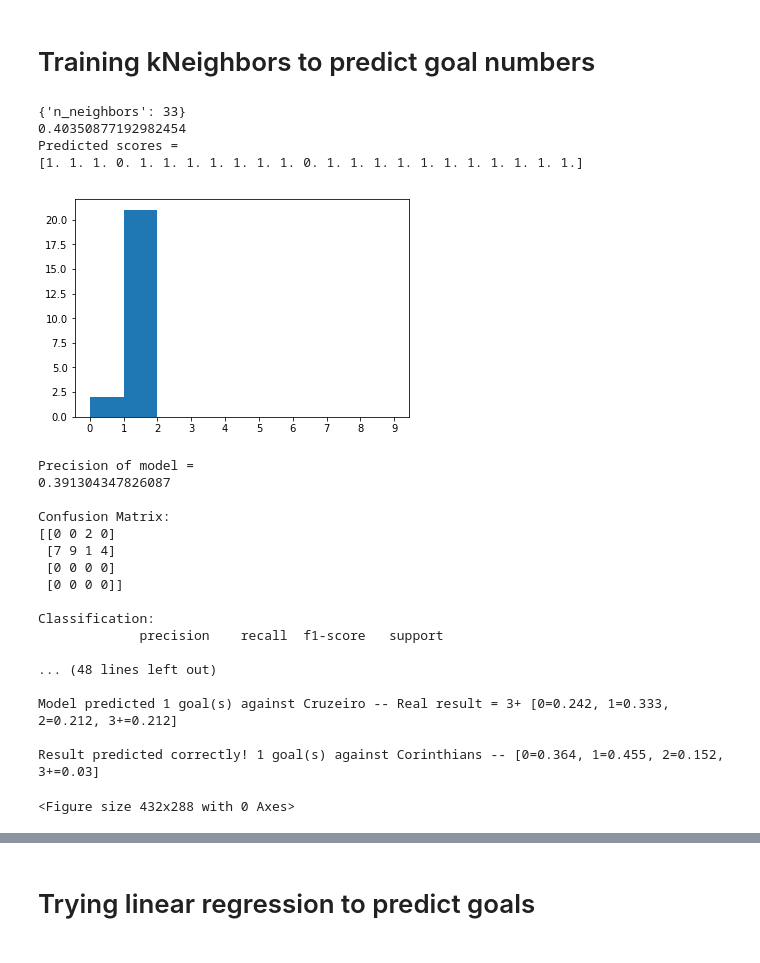
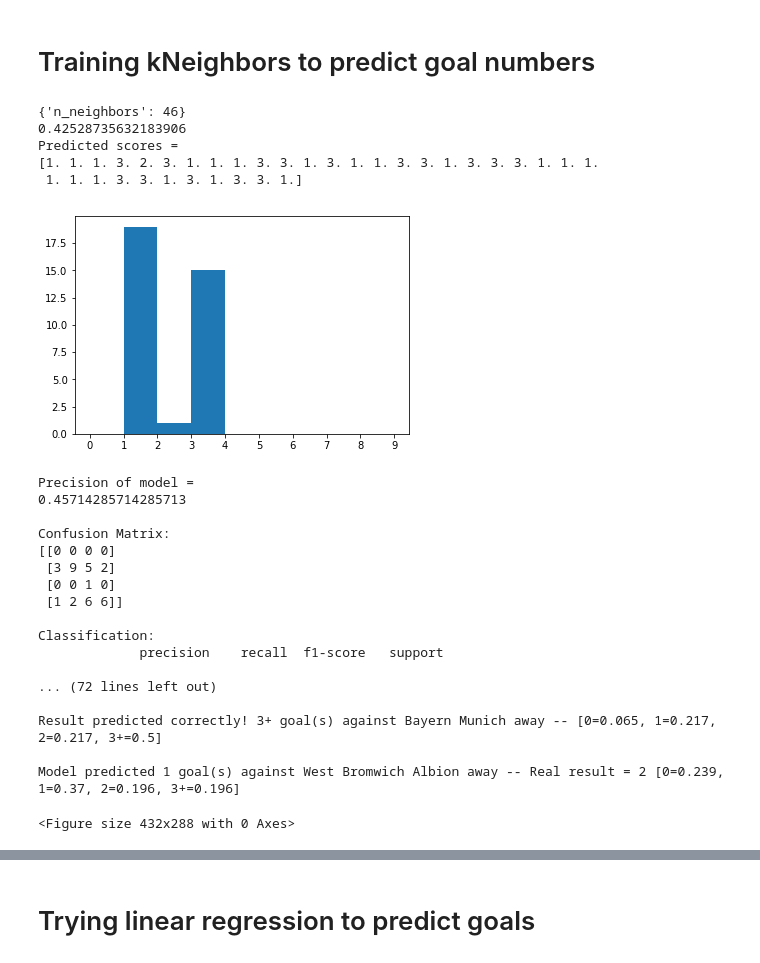
Before and after one commit to aleandrade/Data-Science, a Jupyter notebook: SoccerDataScienceNotebook.ipynb, the cells around one changed output, grey strips where cells are left out. Drawn from its saved outputs; the diff is of its cells as text; code cells hidden in the pictures.

```diff
--- a/SoccerDataScienceNotebook.ipynb
+++ b/SoccerDataScienceNotebook.ipynb
@@ -24,7 +28,7 @@ import math
 import seaborn as sns
 from scipy.stats import randint
 # %%
-teamname = "Santos"
+teamname = "Arsenal"
 
 matches = pd.read_csv("spi_matches.csv")
 if(teamname == "all") :
@@ -47,7 +51,7 @@ for label, row in team_matches_data.iterrows() :
         team_matches_data.loc[label, "spi_adv"] = row['spi2']
         team_matches_data.loc[label, "spi_dif"] = row['spi1'] - row['spi2']
         if(math.isnan(row['importance1'])) :
-            team_matches_data.loc[label, "importance_team"] = 25.0
+            team_matches_data.loc[label, "importance_team"] = 50.0
         else :
             team_matches_data.loc[label, "importance_team"] = row['importance1']
 
@@ -77,7 +81,7 @@ for label, row in team_matches_data.iterrows() :
         team_matches_data.loc[label, "spi_adv"] = row['spi1']
         team_matches_data.loc[label, "spi_dif"] = row['spi2'] - row['spi1']
         if(math.isnan(row['importance2'])) :
-            team_matches_data.loc[label, "importance_team"] = 25.0
+            team_matches_data.loc[label, "importance_team"] = 50.0
         else :
             team_matches_data.loc[label, "importance_team"] = row['importance2']
 
@@ -155,7 +213,9 @@ plt.clf()
 X = team_predict.drop('goals_team_str', axis=1).values
 y = team_predict['goals_team_str'].values
 
-X = scale(X)
+scaler = StandardScaler()
+scaler.fit(X)
+X=scaler.transform(X)
 
 #Discovering best parameter for k_neighbors
 param_grid={'n_neighbors': np.arange(1,50)}
@@ -170,54 +230,55 @@ print(knn_cv.best_score_)
 X_train, X_test, y_train, y_test = train_test_split(X, y, test_size = 0.2, random_state=42)
 
 knn = KNeighborsClassifier(n_neighbors=knn_cv.best_params_['n_neighbors'])
 knn.fit(X_train,y_train)
 print("Predicted scores = ")
 print(knn.predict(X_test))
 plt.hist(knn.predict(X_test), bins = range(10), alpha=1, label='Number of goals')
 plt.xticks(range(10))
 plt.show()
 plt.clf()
 print("\nPrecision of model = ")
 print(knn.score(X_test, y_test))
 print("\nConfusion Matrix: ")
 print(confusion_matrix(knn.predict(X_test), y_test))
 print("\nClassification: ")
 print(classification_report(knn.predict(X_test), y_test))
 
 KNN_score = knn.score(X_test, y_test)
 
 y_pred = knn.predict(X_test)
 # Compute predicted probabilities: y_pred_prob
 y_pred_prob = knn.predict_proba(X_test)
 
 adv_teams = team_done_matches['adv_team'].values
 
 for i in range(y_pred_prob.shape[0]) :
     if y_pred[i] != y_test[i]:
-        print("Model predicted " + (str(int(y_pred[i])) if y_pred[i]<3 else "3+")  + " goal(s) against " + adv_teams[i] + " -- Real result = " + (str(int(y_test[i])) if y_test[i]<3 else "3+") + " [0=" + str(round(y_pred_prob[i][0], 3)) + ", 1=" + str(round(y_pred_prob[i][1], 3)) + ", 2=" + str(round(y_pred_prob[i][2], 3)) + ", 3+=" + str(round(y_pred_prob[i][3], 3)) + "]" + "\n")
+        print("Model predicted " + (str(int(y_pred[i])) if y_pred[i]<3 else "3+")  + " goal(s) against " + adv_teams[i] + " "  + home[i] + " -- Real result = " + (str(int(y_test[i])) if y_test[i]<3 else "3+") + " [0=" + str(round(y_pred_prob[i][0], 3)) + ", 1=" + str(round(y_pred_prob[i][1], 3)) + ", 2=" + str(round(y_pred_prob[i][2], 3)) + ", 3+=" + str(round(y_pred_prob[i][3], 3)) + "]" + "\n")
     else :
-        print("Result predicted correctly! " + (str(int(y_pred[i])) if y_pred[i]<3 else "3+") + " goal(s) against " + adv_teams[i] + " -- "+ "[0=" + str(round(y_pred_prob[i][0], 3)) + ", 1=" + str(round(y_pred_prob[i][1], 3)) + ", 2=" + str(round(y_pred_prob[i][2], 3)) + ", 3+=" + str(round(y_pred_prob[i][3], 3)) + "]" + "\n")
+        print("Result predicted correctly! " + (str(int(y_pred[i])) if y_pred[i]<3 else "3+") + " goal(s) against " + adv_teams[i] + " "  + home[i] + " -- "+ "[0=" + str(round(y_pred_prob[i][0], 3)) + ", 1=" + str(round(y_pred_prob[i][1], 3)) + ", 2=" + str(round(y_pred_prob[i][2], 3)) + ", 3+=" + str(round(y_pred_prob[i][3], 3)) + "]" + "\n")
 # %% [output]
-{'n_neighbors': 33}
-0.40350877192982454
+{'n_neighbors': 46}
+0.42528735632183906
 Predicted scores =
-[1. 1. 1. 0. 1. 1. 1. 1. 1. 1. 1. 0. 1. 1. 1. 1. 1. 1. 1. 1. 1. 1. 1.]
+[1. 1. 1. 3. 2. 3. 1. 1. 1. 3. 3. 1. 3. 1. 1. 3. 3. 1. 3. 3. 3. 1. 1. 1.
+ 1. 1. 1. 3. 3. 1. 3. 1. 3. 3. 1.]
-[figure, old version]
+[figure, new version]
 Precision of model =
-0.391304347826087
+0.45714285714285713
 
 Confusion Matrix:
-[[0 0 2 0]
- [7 9 1 4]
- [0 0 0 0]
- [0 0 0 0]]
+[[0 0 0 0]
+ [3 9 5 2]
+ [0 0 1 0]
+ [1 2 6 6]]
 
 Classification:
              precision    recall  f1-score   support
 
-... (48 lines left out)
+... (72 lines left out)
 
-Model predicted 1 goal(s) against Cruzeiro -- Real result = 3+ [0=0.242, 1=0.333, 2=0.212, 3+=0.212]
+Result predicted correctly! 3+ goal(s) against Bayern Munich away -- [0=0.065, 1=0.217, 2=0.217, 3+=0.5]
 
-Result predicted correctly! 1 goal(s) against Corinthians -- [0=0.364, 1=0.455, 2=0.152, 3+=0.03]
+Model predicted 1 goal(s) against West Bromwich Albion away -- Real result = 2 [0=0.239, 1=0.37, 2=0.196, 3+=0.196]
 <Figure size 432x288 with 0 Axes>
```
Also changed, not shown: parts of 19 cells of this notebook, 2 other files.
